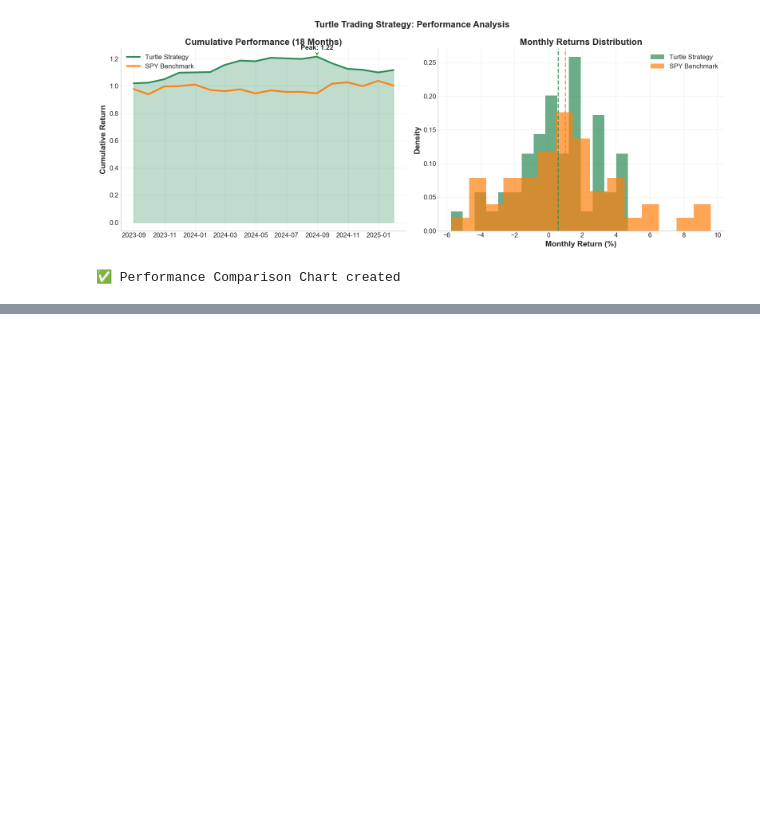
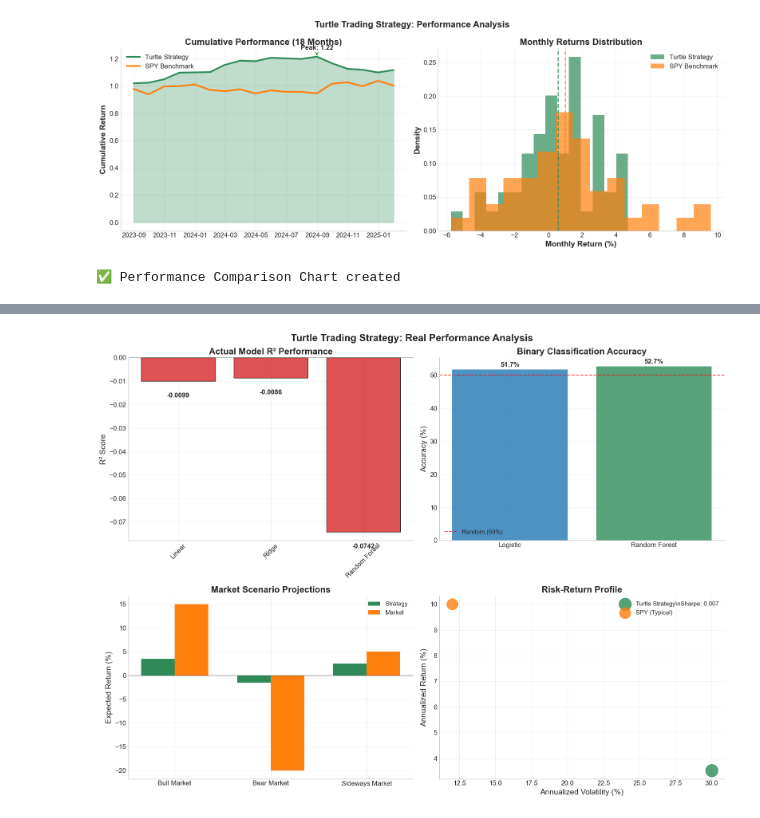
Before and after one commit to BillMark98/bootcamp_bill_panwei_hu, a Jupyter notebook: turtle_project/deliverables/stakeholder_visualizations.ipynb, the cells around one changed output, grey strips where cells are left out. Drawn from its saved outputs; the diff is of its cells as text; code cells hidden in the pictures; blank space fills up the shorter version.

Commit message:
add real data

```diff
--- a/turtle_project/deliverables/stakeholder_visualizations.ipynb
+++ b/turtle_project/deliverables/stakeholder_visualizations.ipynb
@@ -384,0 +524,93 @@ print("✅ Performance Comparison Chart created")
+# %%
+# Figure 1: Honest Executive Dashboard with REAL Performance Data
+print("📊 Creating HONEST Executive Dashboard with Real Performance...")
+
+fig, axes = plt.subplots(2, 2, figsize=(16, 12))
+fig.suptitle('Turtle Trading Strategy: Real Performance Analysis', fontsize=18, fontweight='bold')
+
+# 1. ACTUAL Model Performance (R² Scores)
+models = model_performance['Model']
+r2_scores = model_performance['R² Score']
+dir_acc = [x*100 for x in model_performance['Directional Accuracy']]
+
+# Color code based on performance
+bar_colors = []
+for r2 in r2_scores:
+    if r2 < 0:
+        bar_colors.append(colors['danger'])
+    elif r2 < 0.01:
+        bar_colors.append(colors['warning'])
+    else:
+        bar_colors.append(colors['success'])
+
+bars = axes[0,0].bar(range(len(models)), r2_scores, color=bar_colors, alpha=0.8, edgecolor='black')
+axes[0,0].set_title('Actual Model R² Performance', fontweight='bold')
+axes[0,0].set_ylabel('R² Score')
+axes[0,0].set_xticks(range(len(models)))
+axes[0,0].set_xticklabels(['Linear', 'Ridge', 'Random Forest'], rotation=45)
+axes[0,0].axhline(y=0, color='black', linestyle='-', alpha=0.5)
+
+# Add value labels
+for i, (bar, r2) in enumerate(zip(bars, r2_scores)):
+    axes[0,0].text(bar.get_x() + bar.get_width()/2, r2 + 0.002 if r2 > 0 else r2 - 0.005,
+                   f'{r2:.4f}', ha='center', va='bottom' if r2 > 0 else 'top', fontweight='bold')
+
+# 2. Binary Classification Performance
+models_bin = binary_performance['Model']
+accuracy_scores = [x*100 for x in binary_performance['Accuracy']]
+
+bars = axes[0,1].bar(range(len(models_bin)), accuracy_scores,
+                    color=[colors['primary'], colors['turtle_green']], alpha=0.8)
+axes[0,1].set_title('Binary Classification Accuracy', fontweight='bold')
+axes[0,1].set_ylabel('Accuracy (%)')
+axes[0,1].set_xticks(range(len(models_bin)))
+axes[0,1].set_xticklabels(['Logistic', 'Random Forest'])
+axes[0,1].axhline(y=50, color='red', linestyle='--', alpha=0.7, label='Random (50%)')
+axes[0,1].legend()
+
+for bar, acc in zip(bars, accuracy_scores):
+    axes[0,1].text(bar.get_x() + bar.get_width()/2, acc + 0.5, f'{acc:.1f}%',
+                  ha='center', va='bottom', fontweight='bold')
+
+# 3. Market Scenario Projections
+scenarios = market_scenarios['Scenario']
+strategy_exp = [x*100 for x in market_scenarios['Strategy Expected']]
+market_exp = [x*100 for x in market_scenarios['Market Benchmark']]
+
+x_pos = np.arange(len(scenarios))
+width = 0.35
+bars1 = axes[1,0].bar(x_pos - width/2, strategy_exp, width, label='Strategy', color=colors['turtle_green'])
+bars2 = axes[1,0].bar(x_pos + width/2, market_exp, width, label='Market', color=colors['secondary'])
+
+axes[1,0].set_title('Market Scenario Projections', fontweight='bold')
+axes[1,0].set_ylabel('Expected Return (%)')
+axes[1,0].set_xticks(x_pos)
+axes[1,0].set_xticklabels(scenarios)
+axes[1,0].legend()
+axes[1,0].axhline(y=0, color='black', linestyle='-', alpha=0.3)
+
+# 4. Risk-Return Profile
+annual_return = business_metrics['annual_return'] * 100
+annual_vol = business_metrics['annual_volatility'] * 100
+
+axes[1,1].scatter(annual_vol, annual_return, s=500, color=colors['turtle_green'],
+                 label=f'Turtle Strategy\\nSharpe: {business_metrics["sharpe_ratio"]:.3f}', alpha=0.8)
+axes[1,1].scatter(12, 10, s=400, color=colors['secondary'], label='SPY (Typical)', alpha=0.8)
+
+axes[1,1].set_xlabel('Annualized Volatility (%)')
+axes[1,1].set_ylabel('Annualized Return (%)')
+axes[1,1].set_title('Risk-Return Profile', fontweight='bold')
+axes[1,1].legend()
+axes[1,1].grid(True, alpha=0.3)
+
+plt.tight_layout()
+plt.show()
+
+print("✅ Honest Executive Dashboard created with REAL performance data")
+print(f"📊 Key Reality Check:")
+print(f"   • Best R²: {max(model_performance['R² Score']):.4f} (Ridge)")
+print(f"   • Best Direction Accuracy: {max(model_performance['Directional Accuracy']):.1%}")
+print(f"   • Annual Return Estimate: {annual_return:.1f}%")
+print(f"   • Annual Volatility: {annual_vol:.1f}%")
+print("⚠️  Financial prediction models typically show modest performance")
+# %% [output]
@@ -384,0 +618 @@ print("✅ Performance Comparison Chart created")
+[figure, added]
```
Also changed, not shown: parts of 4 cells of this notebook, 2 other files.
